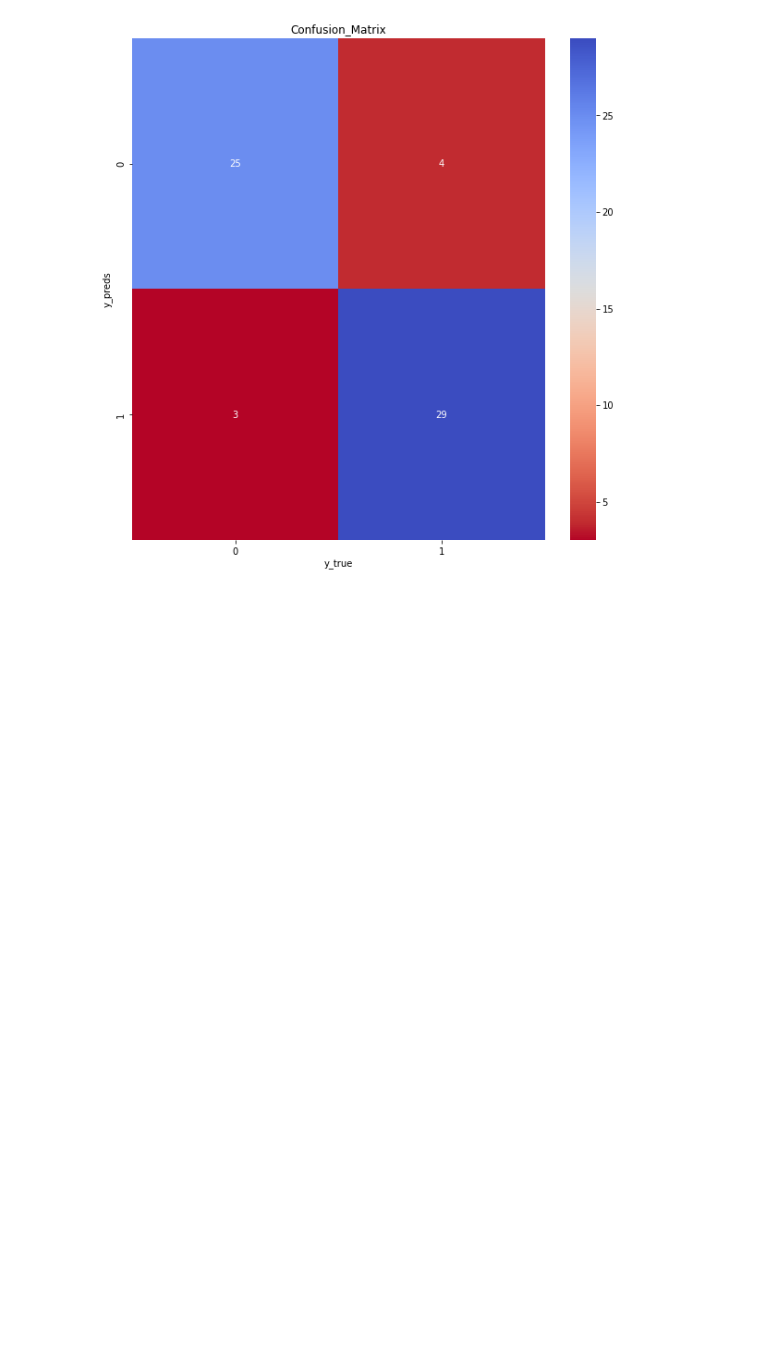
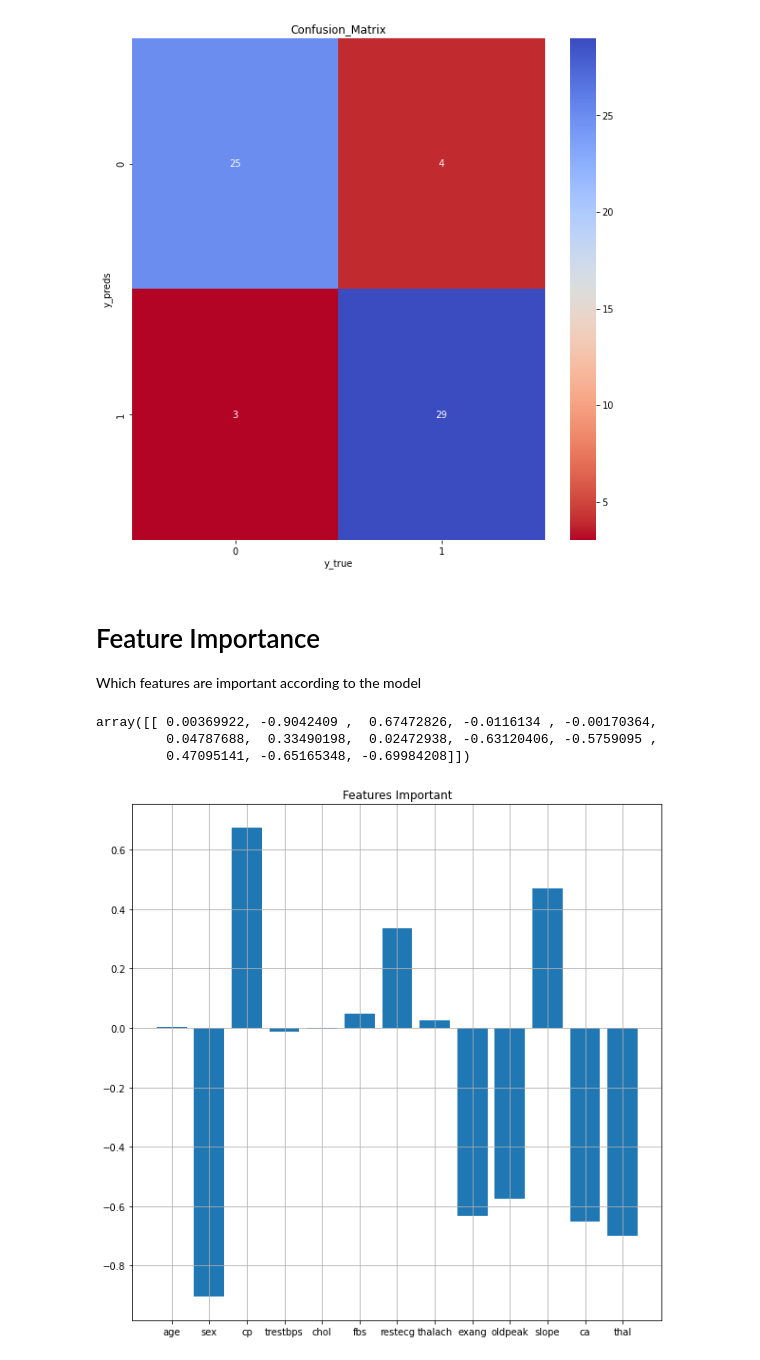
Before and after one commit to Detonator1503/Final_projects, a Jupyter notebook: heart_disease_prediction.ipynb, the cells around one changed output. Saved outputs shown, nothing was run; the diff lists cells and outputs as text; code cells hidden in the pictures; blank space fills up the shorter version.

```diff
--- a/heart_disease_prediction.ipynb
+++ b/heart_disease_prediction.ipynb
@@ -471,3 +471,22 @@ plt.title("Confusion_Matrix")
 plt.show();
 # %% [output]
 [figure]
+# %% [markdown]
+#  Feature Importance
+Which features are important according to the model
+# %%
+lr.coef_
+# %% [output]
+array([[ 0.00369922, -0.9042409 ,  0.67472826, -0.0116134 , -0.00170364,
+         0.04787688,  0.33490198,  0.02472938, -0.63120406, -0.5759095 ,
+         0.47095141, -0.65165348, -0.69984208]])
+# %%
+columns = x.columns
+# lets visualize it
+plt.figure(figsize = (10,10))
+plt.bar(columns, lr.coef_[0])
+plt.title("Features Important")
+plt.grid()
+plt.show();
+# %% [output]
+[figure, added]
```
Also changed, not shown: parts of 4 cells of this notebook.
